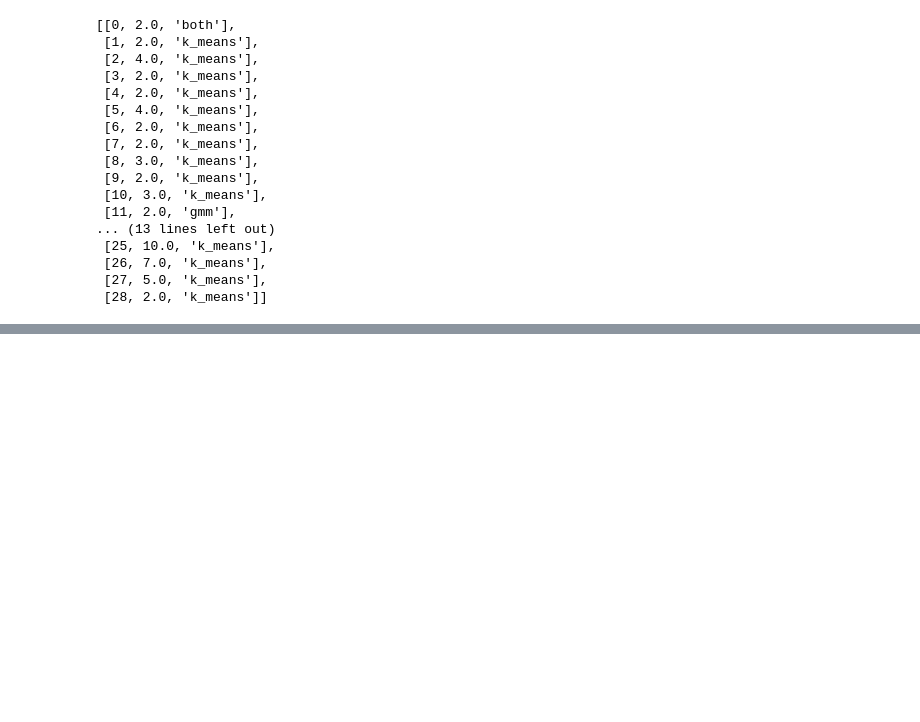
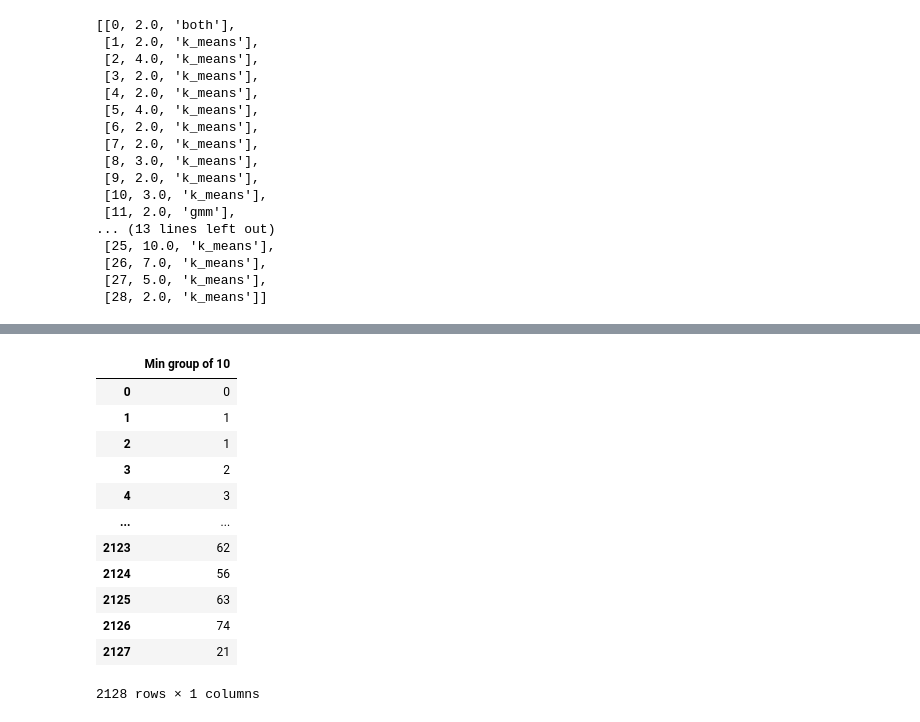
Before and after one commit to TemporalData/UDC, a Jupyter notebook: Clustering/dental_simcse_finding_clusters.ipynb, the cells around one changed output, grey strips where cells are left out. Cells and saved outputs as stored; diff of their text form; code cells hidden in the pictures; blank space fills up the shorter version.

```diff
--- a/Clustering/dental_simcse_finding_clusters.ipynb
+++ b/Clustering/dental_simcse_finding_clusters.ipynb
@@ -198,0 +230,8 @@ ValueError: could not convert string '[0,' to float64 at row 0, column 1.
+# %%
+cluster_final = {}
+
+count = 0
+
+for cluster in cur_found_clusters.unique():
+    cluster_final[cluster] = count
+    count += 1
@@ -198,0 +258,27 @@ ValueError: could not convert string '[0,' to float64 at row 0, column 1.
+# %%
+for i in range(len(cur_found_clusters)):
+
+    cur_cluster = cur_found_clusters.iloc[i]
+
+    cur_found_clusters[i] = cluster_final[cur_cluster]
+# %%
+final_assignment10 = cur_found_clusters
+# %%
+output10 = pd.DataFrame(final_assignment10)
+output10.columns=[f'Min group of {min_amount}']
+# %%
+output10
+# %% [output]
+|  | Min group of 10 |
+| 0 | 0 |
+| 1 | 1 |
+| 2 | 1 |
+| 3 | 2 |
+| 4 | 3 |
+| ... | ... |
+| 2123 | 62 |
+| 2124 | 56 |
+| 2125 | 63 |
+| 2126 | 74 |
+| 2127 | 21 |
+2128 rows × 1 columns
```
Also changed, not shown: parts of 27 cells of this notebook.
